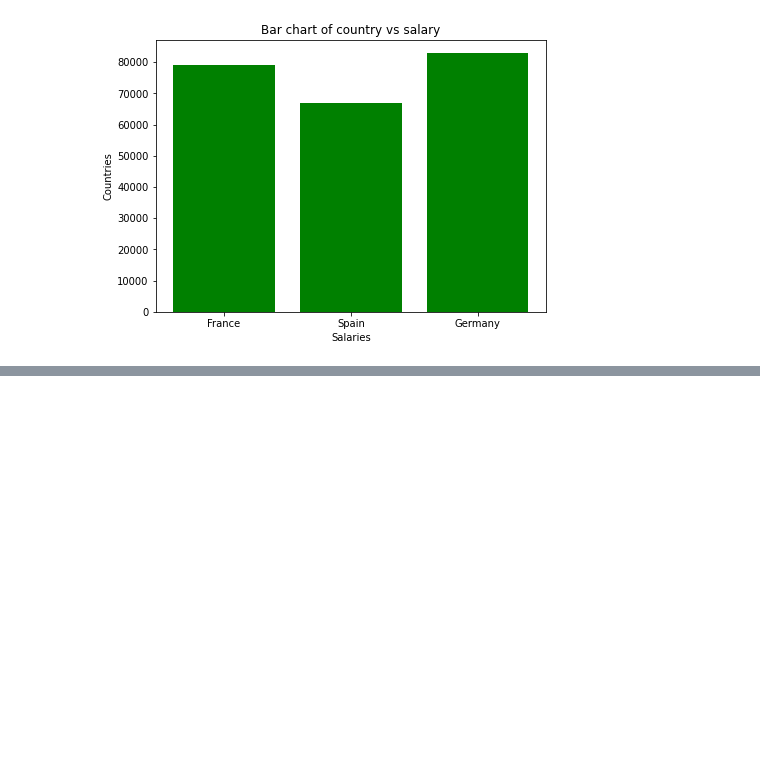
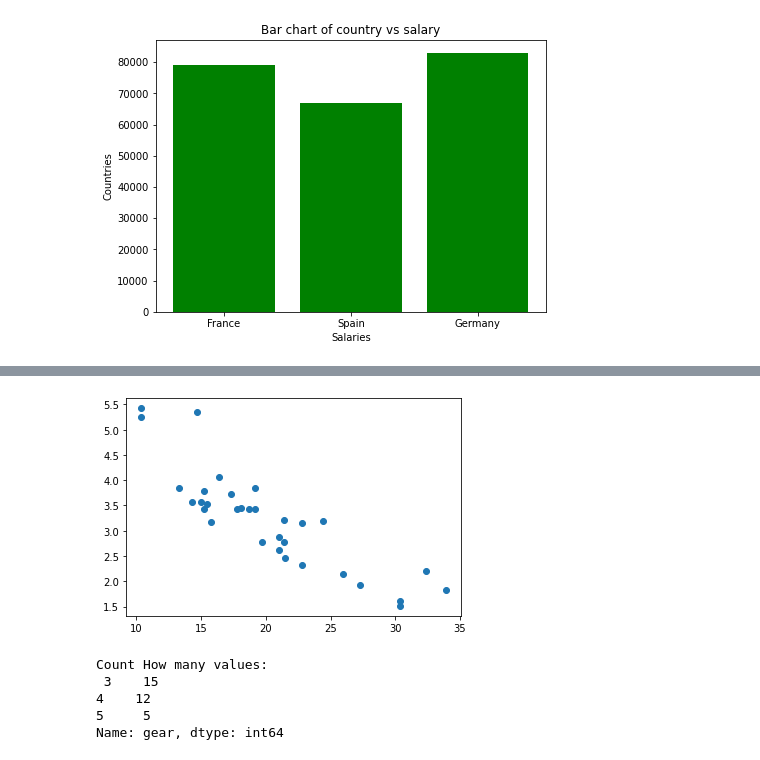
Before and after one commit to aahir3/015-AmrutBhuva, a Jupyter notebook: LAB 1/015_Lab1_01_Pandas_Matplotlib.ipynb, the cells around one changed output, grey strips where cells are left out. Cells and saved outputs as stored; diff of their text form; code cells hidden in the pictures; blank space fills up the shorter version.

```diff
--- a/LAB 1/015_Lab1_01_Pandas_Matplotlib.ipynb
+++ b/LAB 1/015_Lab1_01_Pandas_Matplotlib.ipynb
@@ -39,0 +109,16 @@ plt.show()
+# %%
+#scatter plot of ‘mpg’ (Miles per gallon) vs ‘wt’ (Weight of car)
+plt.scatter(data['mpg'],data['wt'])
+plt.show()
+# %% [output]
+[figure, added]
+# %%
+#In the dataframe, under the variable gear count total records in each value
+df=pd.DataFrame(data,columns=['gear'])
+print("Count How many values:\n",df['gear'].value_counts())
+# %% [output]
+Count How many values:
+ 3    15
+4    12
+5     5
+Name: gear, dtype: int64
```
Also changed, not shown: parts of 7 cells of this notebook.
